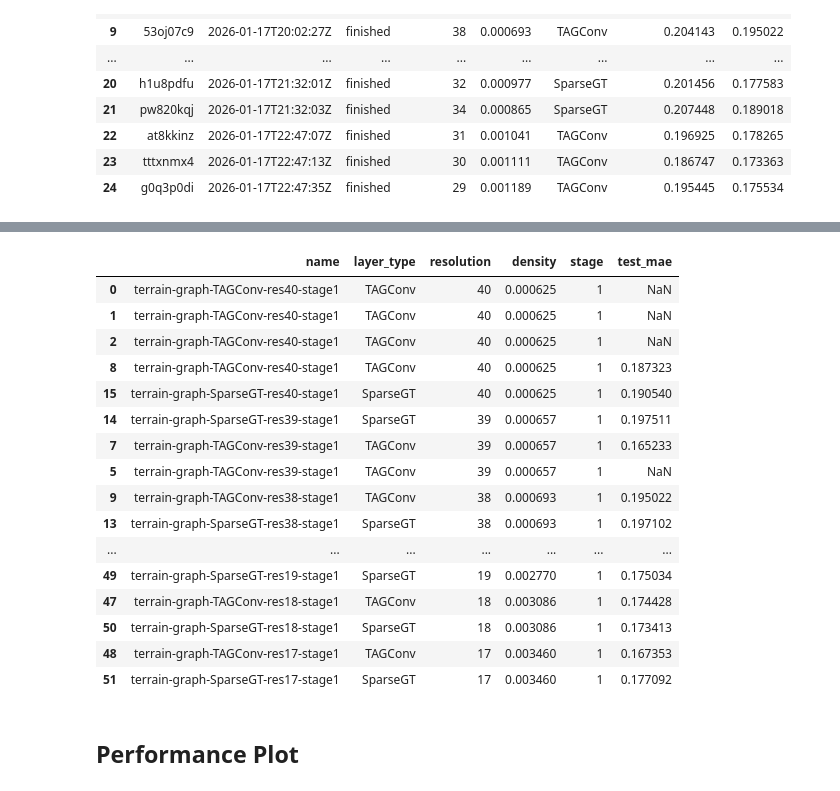
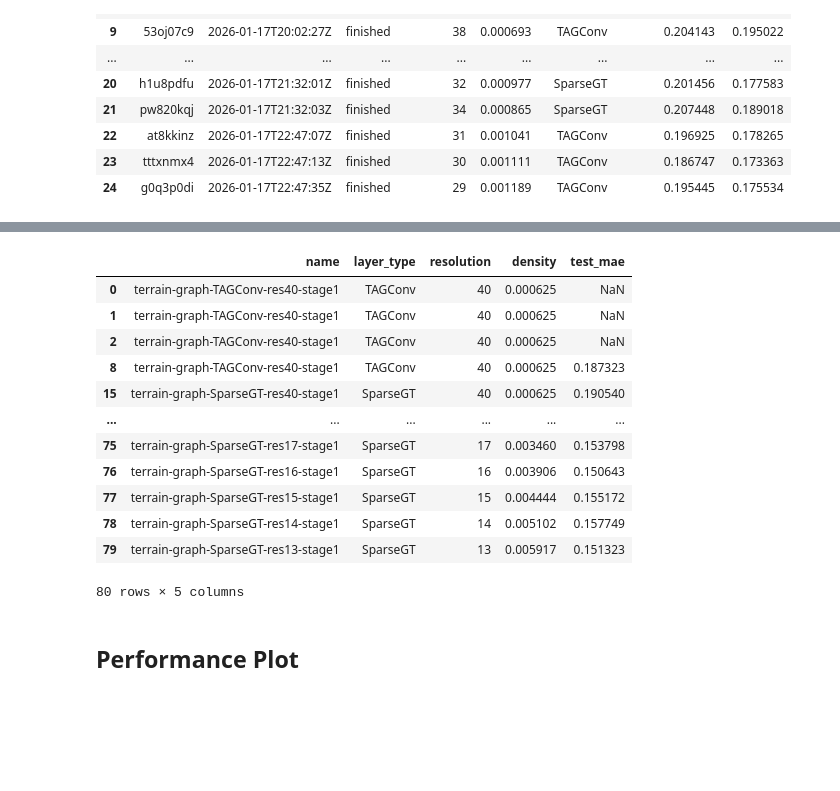
Before and after one commit to jotaporras/shortest-paths-nn, a Jupyter notebook: notebooks/e23_terrain_graph_2_analysis.ipynb, the cells around one changed output, grey strips where cells are left out. Drawn from its saved outputs; the diff is of its cells as text; code cells hidden in the pictures; blank space fills up the shorter version.

```diff
--- a/notebooks/e23_terrain_graph_2_analysis.ipynb
+++ b/notebooks/e23_terrain_graph_2_analysis.ipynb
@@ -241,24 +243,20 @@ test_batch_nmae:
   TAGConv: 24/31
 # %%
-df.sort_values('resolution', ascending=False)[['name', 'layer_type', 'resolution', 'density', 'stage', ERROR_COL]]
+df.sort_values('resolution', ascending=False)[['name', 'layer_type', 'resolution', 'density', ERROR_COL]]
 # %% [output]
-|  | name | layer_type | resolution | density | stage | test_mae |
-| 0 | terrain-graph-TAGConv-res40-stage1 | TAGConv | 40 | 0.000625 | 1 | NaN |
-| 1 | terrain-graph-TAGConv-res40-stage1 | TAGConv | 40 | 0.000625 | 1 | NaN |
-| 2 | terrain-graph-TAGConv-res40-stage1 | TAGConv | 40 | 0.000625 | 1 | NaN |
-| 8 | terrain-graph-TAGConv-res40-stage1 | TAGConv | 40 | 0.000625 | 1 | 0.187323 |
-| 15 | terrain-graph-SparseGT-res40-stage1 | SparseGT | 40 | 0.000625 | 1 | 0.190540 |
-| 14 | terrain-graph-SparseGT-res39-stage1 | SparseGT | 39 | 0.000657 | 1 | 0.197511 |
-| 7 | terrain-graph-TAGConv-res39-stage1 | TAGConv | 39 | 0.000657 | 1 | 0.165233 |
-| 5 | terrain-graph-TAGConv-res39-stage1 | TAGConv | 39 | 0.000657 | 1 | NaN |
-| 9 | terrain-graph-TAGConv-res38-stage1 | TAGConv | 38 | 0.000693 | 1 | 0.195022 |
-| 13 | terrain-graph-SparseGT-res38-stage1 | SparseGT | 38 | 0.000693 | 1 | 0.197102 |
-| ... | ... | ... | ... | ... | ... | ... |
-| 49 | terrain-graph-SparseGT-res19-stage1 | SparseGT | 19 | 0.002770 | 1 | 0.175034 |
-| 47 | terrain-graph-TAGConv-res18-stage1 | TAGConv | 18 | 0.003086 | 1 | 0.174428 |
-| 50 | terrain-graph-SparseGT-res18-stage1 | SparseGT | 18 | 0.003086 | 1 | 0.173413 |
-| 48 | terrain-graph-TAGConv-res17-stage1 | TAGConv | 17 | 0.003460 | 1 | 0.167353 |
-| 51 | terrain-graph-SparseGT-res17-stage1 | SparseGT | 17 | 0.003460 | 1 | 0.177092 |
+|  | name | layer_type | resolution | density | test_mae |
+| 0 | terrain-graph-TAGConv-res40-stage1 | TAGConv | 40 | 0.000625 | NaN |
+| 1 | terrain-graph-TAGConv-res40-stage1 | TAGConv | 40 | 0.000625 | NaN |
+| 2 | terrain-graph-TAGConv-res40-stage1 | TAGConv | 40 | 0.000625 | NaN |
+| 8 | terrain-graph-TAGConv-res40-stage1 | TAGConv | 40 | 0.000625 | 0.187323 |
+| 15 | terrain-graph-SparseGT-res40-stage1 | SparseGT | 40 | 0.000625 | 0.190540 |
+| ... | ... | ... | ... | ... | ... |
+| 75 | terrain-graph-SparseGT-res17-stage1 | SparseGT | 17 | 0.003460 | 0.153798 |
+| 76 | terrain-graph-SparseGT-res16-stage1 | SparseGT | 16 | 0.003906 | 0.150643 |
+| 77 | terrain-graph-SparseGT-res15-stage1 | SparseGT | 15 | 0.004444 | 0.155172 |
+| 78 | terrain-graph-SparseGT-res14-stage1 | SparseGT | 14 | 0.005102 | 0.157749 |
+| 79 | terrain-graph-SparseGT-res13-stage1 | SparseGT | 13 | 0.005917 | 0.151323 |
+80 rows × 5 columns
 # %% [markdown]
 ## Performance Plot
 # %%
```
Also changed, not shown: parts of 12 cells of this notebook.
